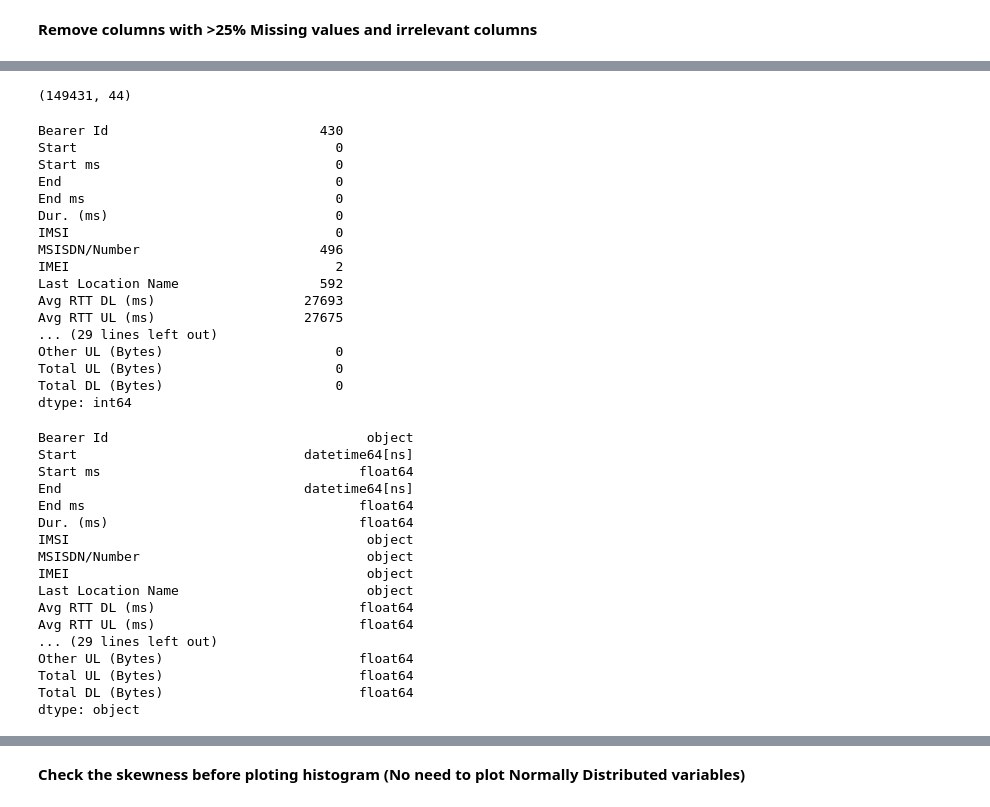
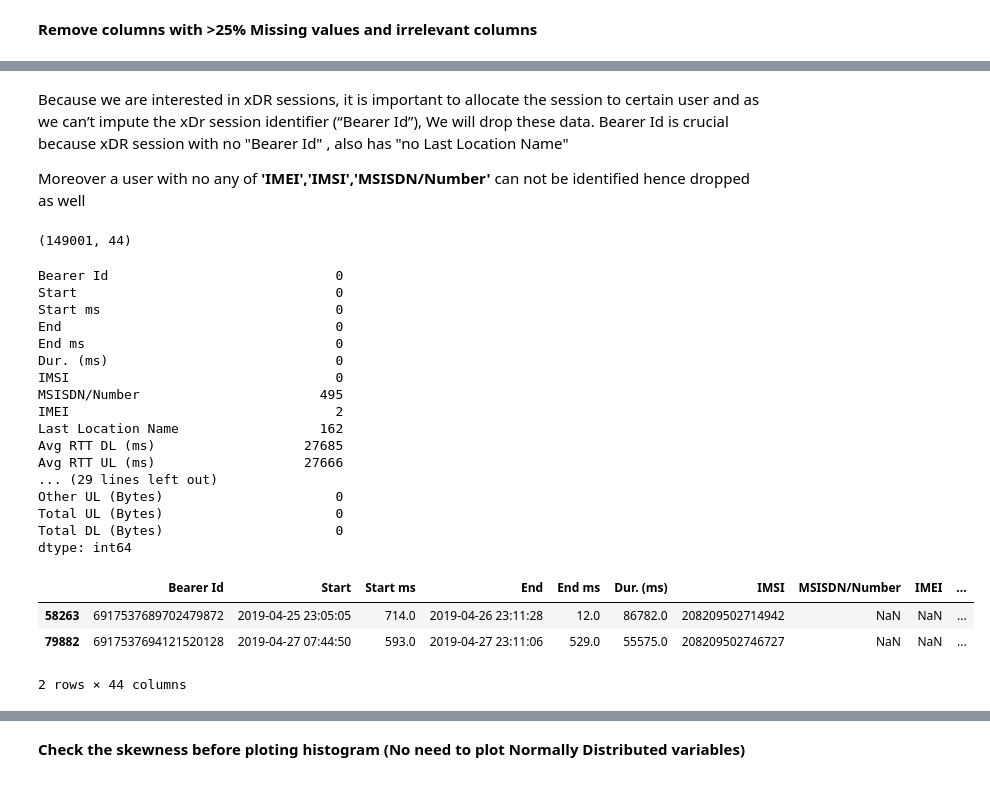
Before and after one commit to fbagire/Telecomm_data_analysis, a Jupyter notebook: data_cleaning.ipynb, the cells around one changed output, grey strips where cells are left out. Cells and saved outputs as stored; diff of their text form; code cells hidden in the pictures.

Commit message:
aggreagation and missing values treat

```diff
--- a/data_cleaning.ipynb
+++ b/data_cleaning.ipynb
@@ -88,46 +129,41 @@ df=cleaning_df.drop_unwanted_columns()
+# %% [markdown]
+Because we are interested in xDR sessions, it is important to allocate the session to  certain user and as we can’t impute the  xDr session identifier (“Bearer Id”),  We will drop these data. Bearer Id is crucial because xDR session with no "Bearer Id" , also has "no Last Location Name"
+
+Moreover a user with no any of **'IMEI','IMSI','MSISDN/Number'** can not be identified hence dropped as well
 # %%
 df.dropna(how='all',subset=['IMEI','IMSI','MSISDN/Number'],inplace=True)
+df.dropna(subset=['Bearer Id'],inplace=True)
 # %%
-df.shape
+df.shape #149431
 # %% [output]
-(149431, 44)
+(149001, 44)
 # %%
 df.isna().sum()
 # %% [output]
-Bearer Id                           430
+Bearer Id                             0
 Start                                 0
 Start ms                              0
 End                                   0
 End ms                                0
 Dur. (ms)                             0
 IMSI                                  0
-MSISDN/Number                       496
+MSISDN/Number                       495
 IMEI                                  2
-Last Location Name                  592
-Avg RTT DL (ms)                   27693
-Avg RTT UL (ms)                   27675
+Last Location Name                  162
+Avg RTT DL (ms)                   27685
+Avg RTT UL (ms)                   27666
 ... (29 lines left out)
 Other UL (Bytes)                      0
 Total UL (Bytes)                      0
 Total DL (Bytes)                      0
 dtype: int64
-# %%
-df.dtypes
-# %% [output]
-Bearer Id                                 object
-Start                             datetime64[ns]
-Start ms                                 float64
-End                               datetime64[ns]
-End ms                                   float64
-Dur. (ms)                                float64
-IMSI                                      object
-MSISDN/Number                             object
-IMEI                                      object
-Last Location Name                        object
-Avg RTT DL (ms)                          float64
-Avg RTT UL (ms)                          float64
-... (29 lines left out)
-Other UL (Bytes)                         float64
-Total UL (Bytes)                         float64
-Total DL (Bytes)                         float64
-dtype: object
+# %%
+# xDR with "IMEI" missing , also has "no MSISDN/Number"
+#xDR with no "Bearer Id" , also has "no Last Location Name"
+
+df[df['IMEI'].isnull() & df['MSISDN/Number'].isnull()]
+# %% [output]
+|  | Bearer Id | Start | Start ms | End | End ms | Dur. (ms) | IMSI | MSISDN/Number | IMEI | ... |
+| 58263 | 6917537689702479872 | 2019-04-25 23:05:05 | 714.0 | 2019-04-26 23:11:28 | 12.0 | 86782.0 | 208209502714942 | NaN | NaN | ... |
+| 79882 | 6917537694121520128 | 2019-04-27 07:44:50 | 593.0 | 2019-04-27 23:11:06 | 529.0 | 55575.0 | 208209502746727 | NaN | NaN | ... |
+2 rows × 44 columns
```
Also changed, not shown: parts of 24 cells of this notebook.
